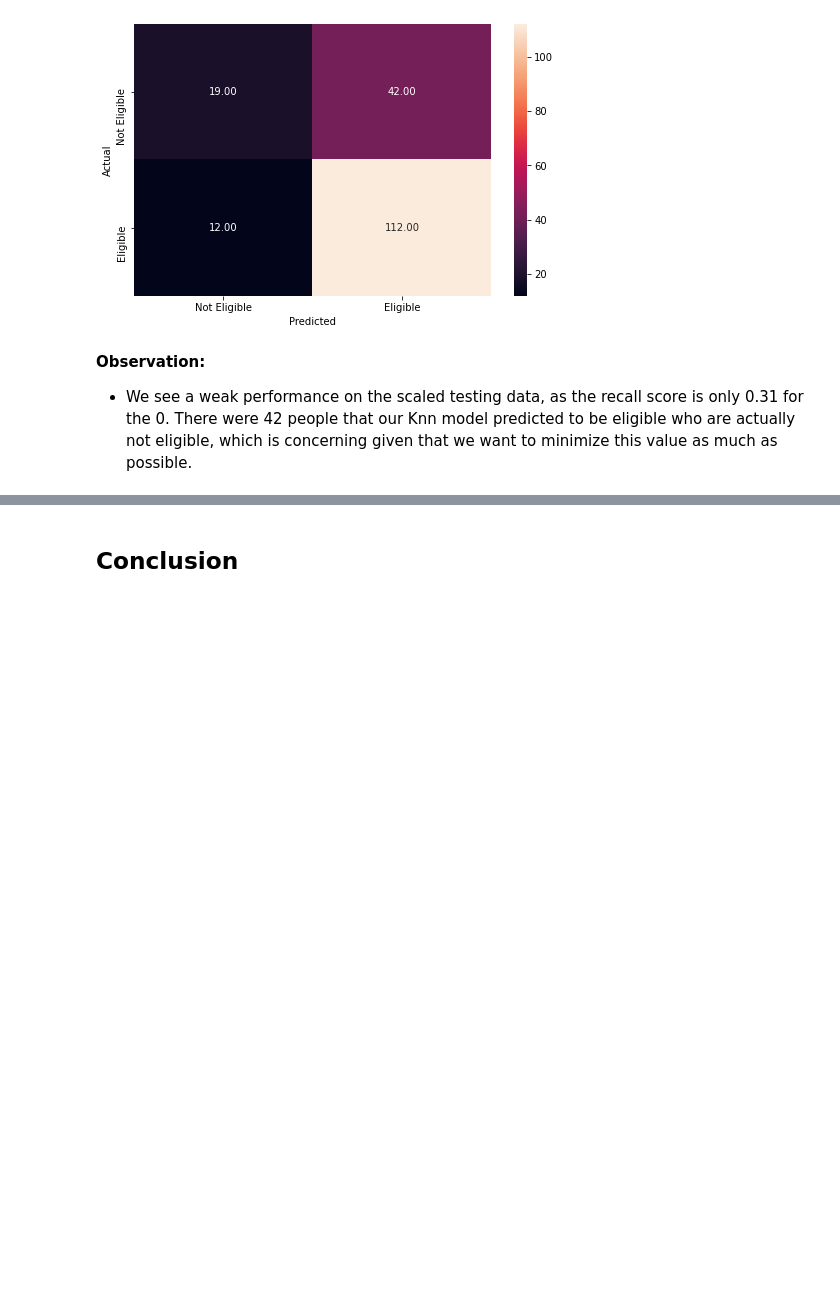
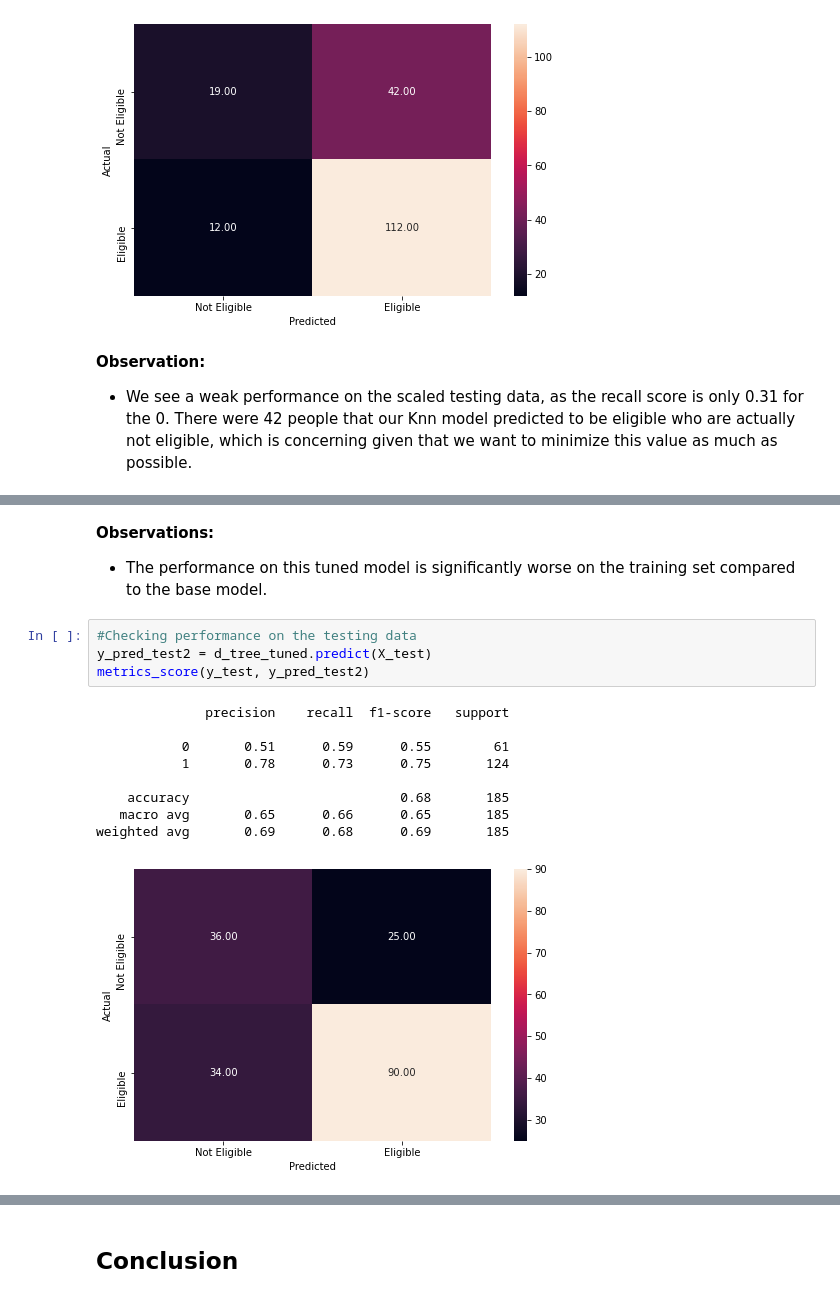
Before and after one commit to PatrickParsa/Loan-Eligibility-Prediction, a Jupyter notebook: Loan eligibility prediction kaggle.ipynb, the cells around one changed output, grey strips where cells are left out. Drawn from its saved outputs; the diff is of its cells as text; blank space fills up the shorter version.

```diff
--- a/Loan eligibility prediction kaggle.ipynb
+++ b/Loan eligibility prediction kaggle.ipynb
@@ -663,0 +779,18 @@ weighted avg       0.69      0.71      0.68       185
+# %% [markdown]
+**Observations:**
+
+* The performance on this tuned model is significantly worse on the training set compared to the base model.
+# %%
+#Checking performance on the testing data
+y_pred_test2 = d_tree_tuned.predict(X_test)
+metrics_score(y_test, y_pred_test2)
+# %% [output]
+              precision    recall  f1-score   support
+
+           0       0.51      0.59      0.55        61
+           1       0.78      0.73      0.75       124
+
+    accuracy                           0.68       185
+   macro avg       0.65      0.66      0.65       185
+weighted avg       0.69      0.68      0.69       185
+[figure, added]
```
Also changed, not shown: parts of 45 cells of this notebook.
